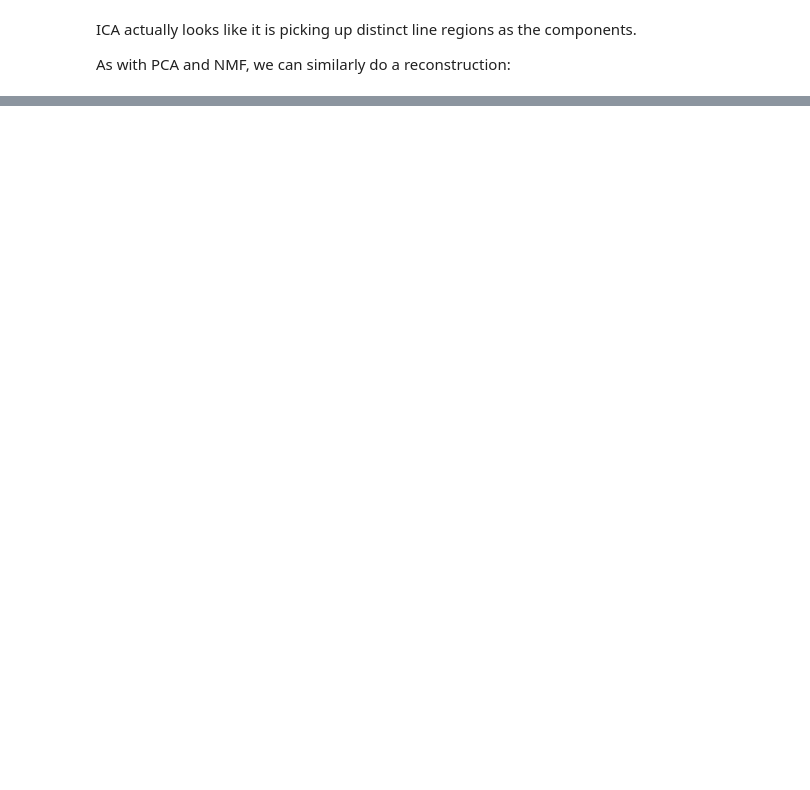
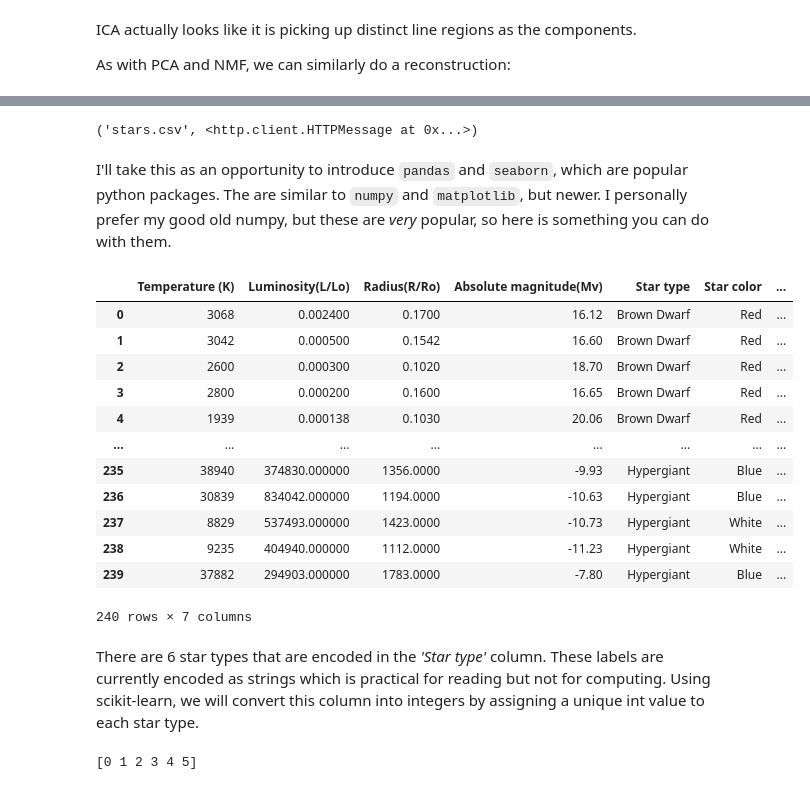
Before and after one commit to dgerosa/astrostatistics_bicocca_2024, a Jupyter notebook: lectures/L15_dimensionality.ipynb, the cells around one changed output, grey strips where cells are left out. Cells and saved outputs as stored; diff of their text form; code cells hidden in the pictures; blank space fills up the shorter version.

```diff
--- a/lectures/L15_dimensionality.ipynb
+++ b/lectures/L15_dimensionality.ipynb
@@ -1045,0 +1026,7 @@ In a realistic scenario, those jumps will have a physical meaning. Say for a sat
+# %%
+import urllib.request
+urllib.request.urlretrieve("https://raw.githubusercontent.com/nshaud/ml_for_astro/main/stars.csv", "stars.csv")
+# %% [output]
+('stars.csv', <http.client.HTTPMessage at 0x...>)
+# %% [markdown]
+I'll take this as an opportunity to introduce `pandas` and `seaborn`, which are popular python packages. The are similar to `numpy` and `matplotlib`, but newer. I personally prefer my good old numpy, but these are *very* popular, so here is something you can do with them.
@@ -1045,0 +1036,29 @@ In a realistic scenario, those jumps will have a physical meaning. Say for a sat
+# %%
+df_stars
+# %% [output]
+|  | Temperature (K) | Luminosity(L/Lo) | Radius(R/Ro) | Absolute magnitude(Mv) | Star type | Star color | ... |
+| 0 | 3068 | 0.002400 | 0.1700 | 16.12 | Brown Dwarf | Red | ... |
+| 1 | 3042 | 0.000500 | 0.1542 | 16.60 | Brown Dwarf | Red | ... |
+| 2 | 2600 | 0.000300 | 0.1020 | 18.70 | Brown Dwarf | Red | ... |
+| 3 | 2800 | 0.000200 | 0.1600 | 16.65 | Brown Dwarf | Red | ... |
+| 4 | 1939 | 0.000138 | 0.1030 | 20.06 | Brown Dwarf | Red | ... |
+| ... | ... | ... | ... | ... | ... | ... | ... |
+| 235 | 38940 | 374830.000000 | 1356.0000 | -9.93 | Hypergiant | Blue | ... |
+| 236 | 30839 | 834042.000000 | 1194.0000 | -10.63 | Hypergiant | Blue | ... |
+| 237 | 8829 | 537493.000000 | 1423.0000 | -10.73 | Hypergiant | White | ... |
+| 238 | 9235 | 404940.000000 | 1112.0000 | -11.23 | Hypergiant | White | ... |
+| 239 | 37882 | 294903.000000 | 1783.0000 | -7.80 | Hypergiant | Blue | ... |
+240 rows × 7 columns
+# %% [markdown]
+There are 6 star types that are encoded in the *'Star type'* column. These labels are currently encoded as strings which is practical for reading but not for computing. Using scikit-learn, we will convert this column into integers by assigning a unique int value to each star type.
+# %%
+from sklearn.preprocessing import LabelEncoder
+
+le = LabelEncoder()
+# Assign unique integers from 0 to 6 to each star type
+df_stars['Star type'] = le.fit_transform(df_stars['Star type'])
+labels = le.inverse_transform(df_stars['Star type'])
+class_names = le.classes_
+print(class_names)
+# %% [output]
+[0 1 2 3 4 5]
```
Also changed, not shown: parts of 27 cells of this notebook, 1 other file.
